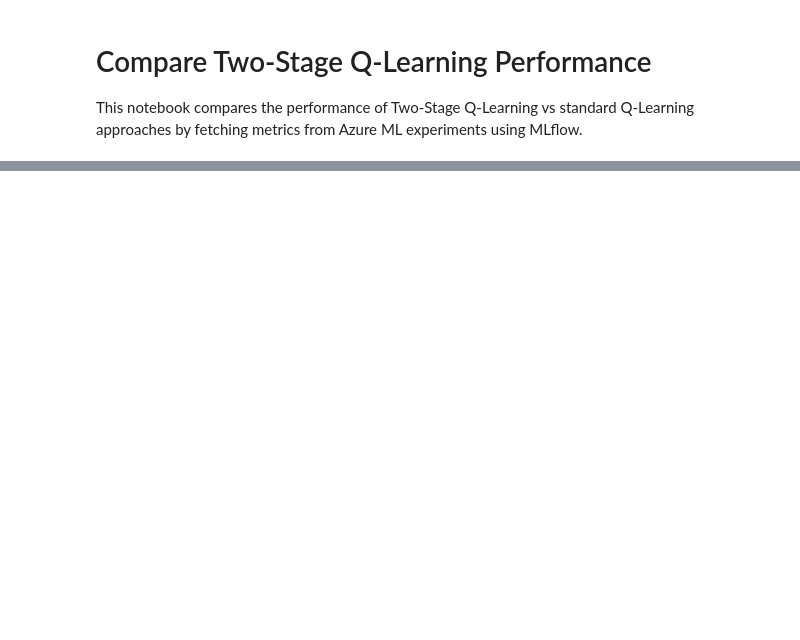
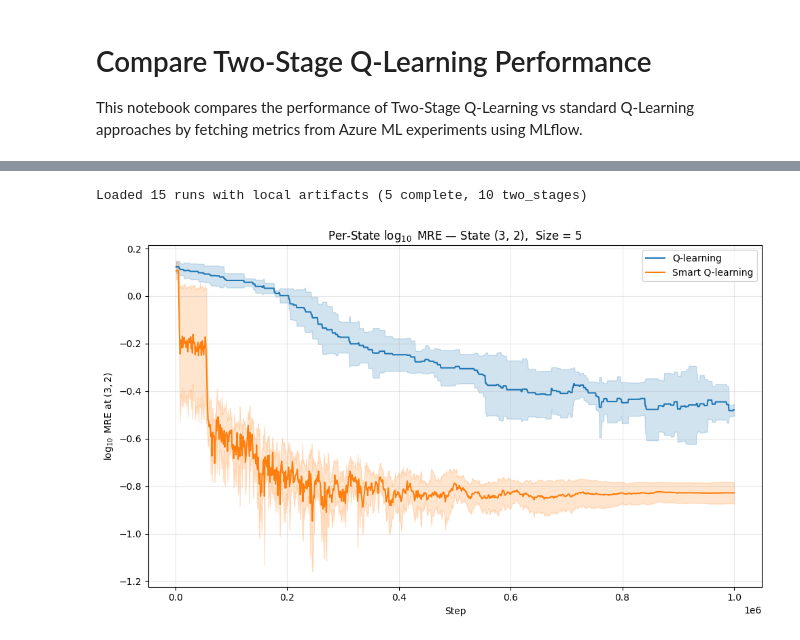
Before and after one commit to ccarballolozano/epidemic-models-rl, a Jupyter notebook: experiments/Compare_Two_Stage_Q_Learning_Performance.ipynb, the cells around one changed output, grey strips where cells are left out. Saved outputs shown, nothing was run; the diff lists cells and outputs as text; code cells hidden in the pictures; blank space fills up the shorter version.

```diff
--- a/experiments/Compare_Two_Stage_Q_Learning_Performance.ipynb
+++ b/experiments/Compare_Two_Stage_Q_Learning_Performance.ipynb
@@ -530,0 +214,25 @@ Q-learning: 5 runs | Smart Q-learning: 5 runs
+# %%
+states_errors_5_noreinf = {}
+for _, row in tqdm(runs_size_5_no_reinf.iterrows(), total=len(runs_size_5_no_reinf)):
+    errors = load_run_state_errors(row["run_id"])
+    if errors is not None:
+        states_errors_5_noreinf[row["run_id"]] = {
+            "learn_mode": row["tags.learn_mode"],
+            "errors": errors,
+        }
+
+n_complete_5_no_reinf = sum(1 for v in states_errors_5_noreinf.values() if v["learn_mode"] == "complete")
+n_two_stages_5_no_reinf = sum(1 for v in states_errors_5_noreinf.values() if v["learn_mode"] == "two_stages")
+print(
+    f"Loaded {len(states_errors_5_noreinf)} runs with local artifacts "
+    f"({n_complete_5_no_reinf} complete, {n_two_stages_5_no_reinf} two_stages)"
+)
+# %% [output]
+Loaded 15 runs with local artifacts (5 complete, 10 two_stages)
+# %%
+# ── Choose any valid state (m_s + m_i <= size) and run this cell ──
+m_s, m_i = 3,2
+plot_per_state_error(states_errors_5_noreinf, m_s, m_i, size_label="Size = 5")
+plt.show()
+# %% [output]
+[figure, added]
```
Also changed, not shown: parts of 54 cells of this notebook, 5 other files.
